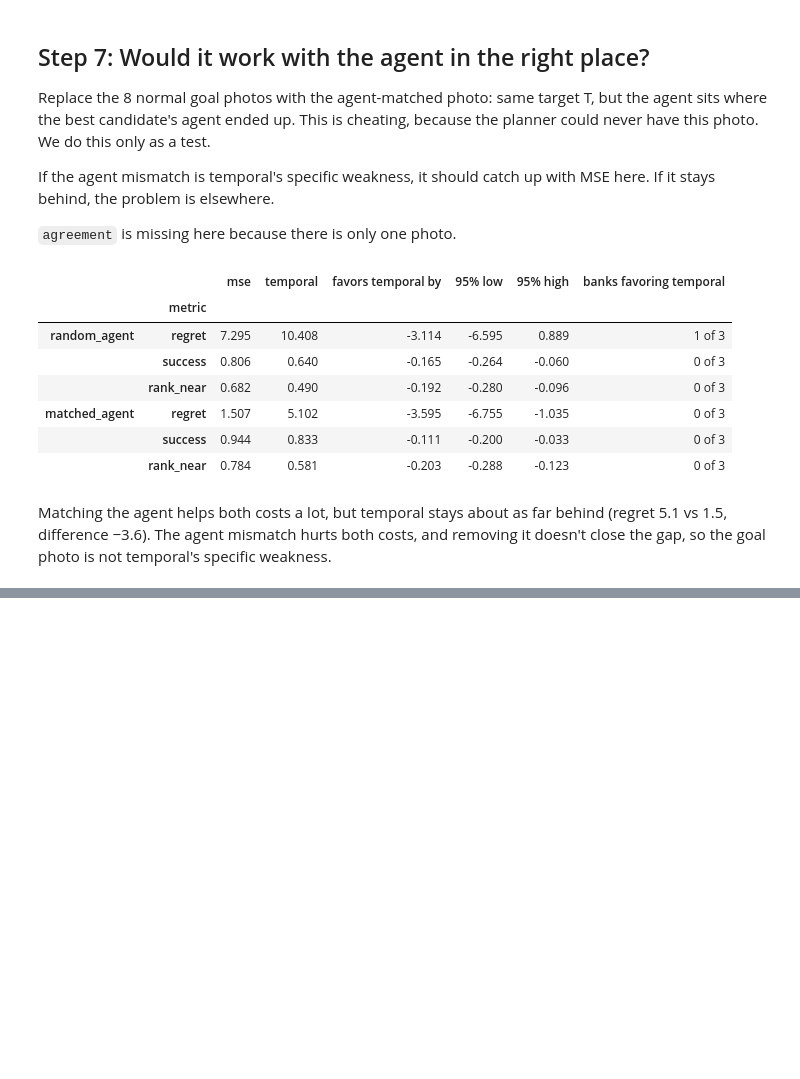
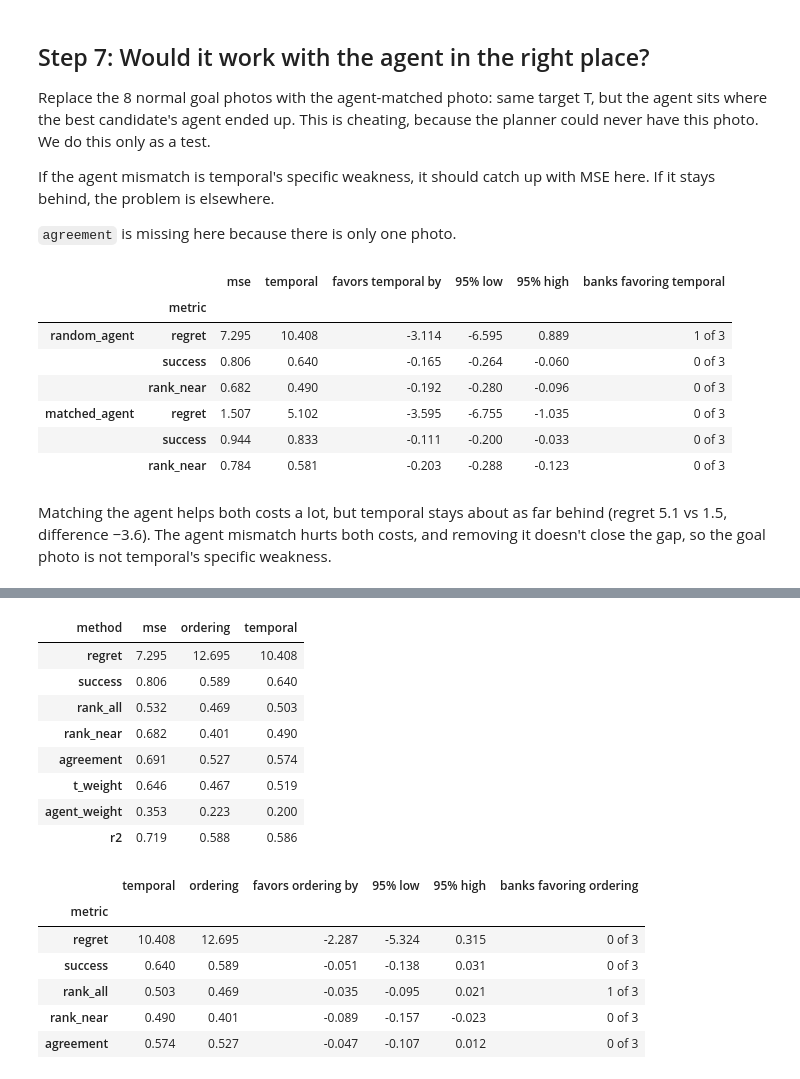
Before and after one commit to AmadeoDeLaVega/JEPA-Planning, a Jupyter notebook: code/debug/temporal_cost.ipynb, the cells around one changed output, grey strips where cells are left out. Saved outputs shown, nothing was run; the diff lists cells and outputs as text; code cells hidden in the pictures; blank space fills up the shorter version.

Commit message:
results and analysis of close-frame loss trained model

```diff
--- a/code/debug/temporal_cost.ipynb
+++ b/code/debug/temporal_cost.ipynb
@@ -55,12 +57,18 @@ from jepa_planning.temporal_cost import photo_agreement
 
 DEV_BANKS = [20261301, 20261302, 20261303]
 COST_PATH = ROOT / "results/pusht_temporal_cost/seed_20261201/temporal_cost.pt"
+ORDERING_PATH = ROOT / "results/pusht_temporal_cost/ordering_seed_20261201/temporal_cost.pt"  # step 8
 device = torch.device("cuda")
 
 model = load_world_model("pusht", "cuda").requires_grad_(False).eval()
 cost = load_cost(COST_PATH, device)
+ordering_cost = load_cost(ORDERING_PATH, device)
 train_config = torch.load(COST_PATH, map_location="cpu", weights_only=True)["config"]
-METHODS = {"mse": mse_costs, "temporal": lambda x, g: temporal_costs(cost, x, g)}
+METHODS = {
+    "mse": mse_costs,
+    "temporal": lambda x, g: temporal_costs(cost, x, g),
+    "ordering": lambda x, g: temporal_costs(ordering_cost, x, g),  # only used from step 8 on
+}
 # %% [markdown]
 ## What one probe task looks like
 
@@ -227,28 +235,29 @@ for task in tasks:
 results = pd.DataFrame(rows)  # one row per task, averaged over its photos
 
 
-def compare(metrics, source="predicted", goal="random_agent", lower_is_better=("regret",)):
-    # Temporal minus MSE per task, with a 95% interval that resamples banks, then tasks.
-    # The sign is flipped where lower is better, so a positive difference favors temporal.
-    # With three banks these intervals are coarse.
+def compare(metrics, source="predicted", goal="random_agent", lower_is_better=("regret",), method="temporal", baseline="mse", data=None):
+    # `method` minus `baseline` per task, with a 95% interval that resamples banks, then tasks.
+    # The sign is flipped where lower is better, so a positive difference favors `method`.
+    # With three banks these intervals are coarse. `data` replaces the probe rows (step 9).
     rng = np.random.default_rng(20261301)
-    subset = results[(results.source == source) & (results.goal == goal)]
-    pivot = subset.pivot(index=["seed", "task"], columns="method")
+    if data is None:
+        data = results[(results.source == source) & (results.goal == goal)]
+    pivot = data.pivot(index=["seed", "task"], columns="method")
     table = []
     for metric in metrics:
         sign = -1 if metric in lower_is_better else 1
-        difference = sign * (pivot[metric]["temporal"] - pivot[metric]["mse"])
+        difference = sign * (pivot[metric][method] - pivot[metric][baseline])
         paired = [{"seed": seed, "value": value} for (seed, _), value in difference.items()]
         mean, low, high = hierarchical_interval(paired, "value", rng, 10_000)
         per_bank = difference.groupby("seed").mean()
         table.append({
             "metric": metric,
-            "mse": pivot[metric]["mse"].mean(),
-            "temporal": pivot[metric]["temporal"].mean(),
-            "favors temporal by": mean,
+            baseline: pivot[metric][baseline].mean(),
+            method: pivot[metric][method].mean(),
+            f"favors {method} by": mean,
             "95% low": low,
             "95% high": high,
-            "banks favoring temporal": f"{(per_bank > 0).sum()} of {len(per_bank)}",
+            f"banks favoring {method}": f"{(per_bank > 0).sum()} of {len(per_bank)}",
         })
     return pd.DataFrame(table).set_index("metric").round(3)
 # %% [markdown]
@@ -586,0 +625,21 @@ Matching the agent helps both costs a lot, but temporal stays about as far behin
+# %%
+probe = results[(results.source == "predicted") & (results.goal == "random_agent")]
+display(probe.groupby("method")[["regret", "success", "rank_all", "rank_near", "agreement", "t_weight", "agent_weight", "r2"]].mean().T.round(3))
+compare(["regret", "success", "rank_all", "rank_near", "agreement"], method="ordering", baseline="temporal")
+# %% [output]
+| method | mse | ordering | temporal |
+| regret | 7.295 | 12.695 | 10.408 |
+| success | 0.806 | 0.589 | 0.640 |
+| rank_all | 0.532 | 0.469 | 0.503 |
+| rank_near | 0.682 | 0.401 | 0.490 |
+| agreement | 0.691 | 0.527 | 0.574 |
+| t_weight | 0.646 | 0.467 | 0.519 |
+| agent_weight | 0.353 | 0.223 | 0.200 |
+| r2 | 0.719 | 0.588 | 0.586 |
+|  | temporal | ordering | favors ordering by | 95% low | 95% high | banks favoring ordering |
+| metric |  |  |  |  |  |  |
+| regret | 10.408 | 12.695 | -2.287 | -5.324 | 0.315 | 0 of 3 |
+| success | 0.640 | 0.589 | -0.051 | -0.138 | 0.031 | 0 of 3 |
+| rank_all | 0.503 | 0.469 | -0.035 | -0.095 | 0.021 | 1 of 3 |
+| rank_near | 0.490 | 0.401 | -0.089 | -0.157 | -0.023 | 0 of 3 |
+| agreement | 0.574 | 0.527 | -0.047 | -0.107 | 0.012 | 0 of 3 |
```
Also changed, not shown: parts of 11 cells of this notebook.
